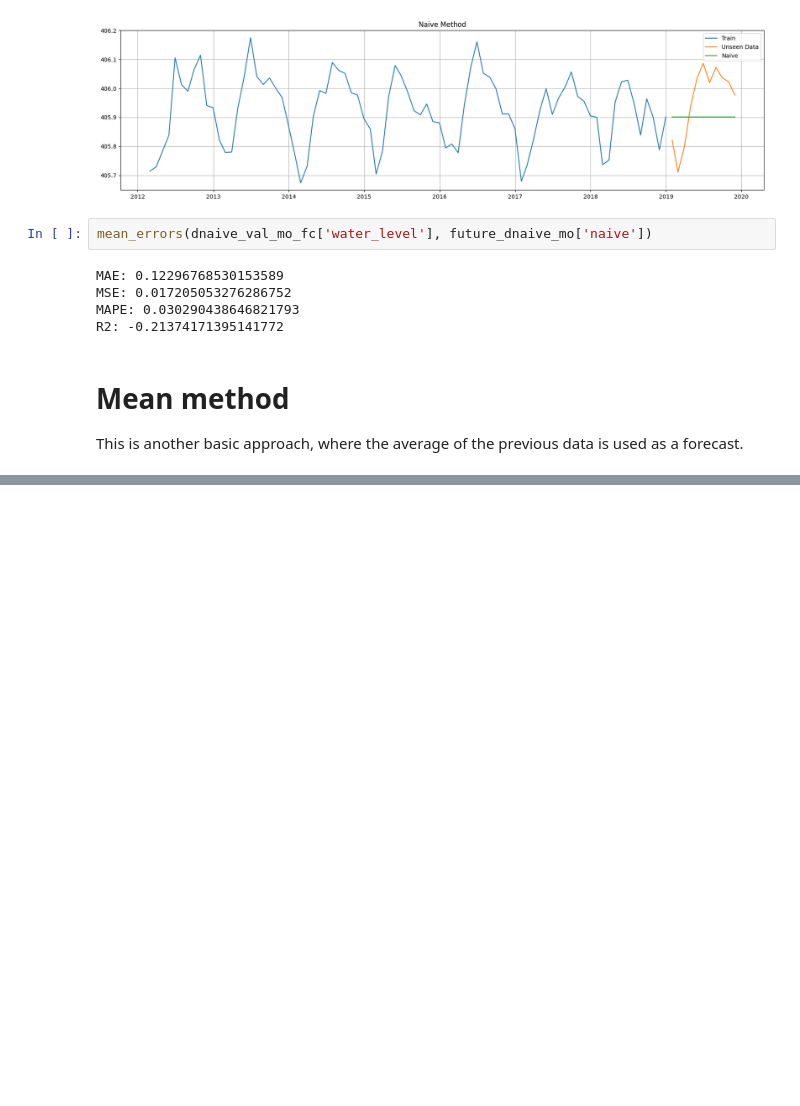
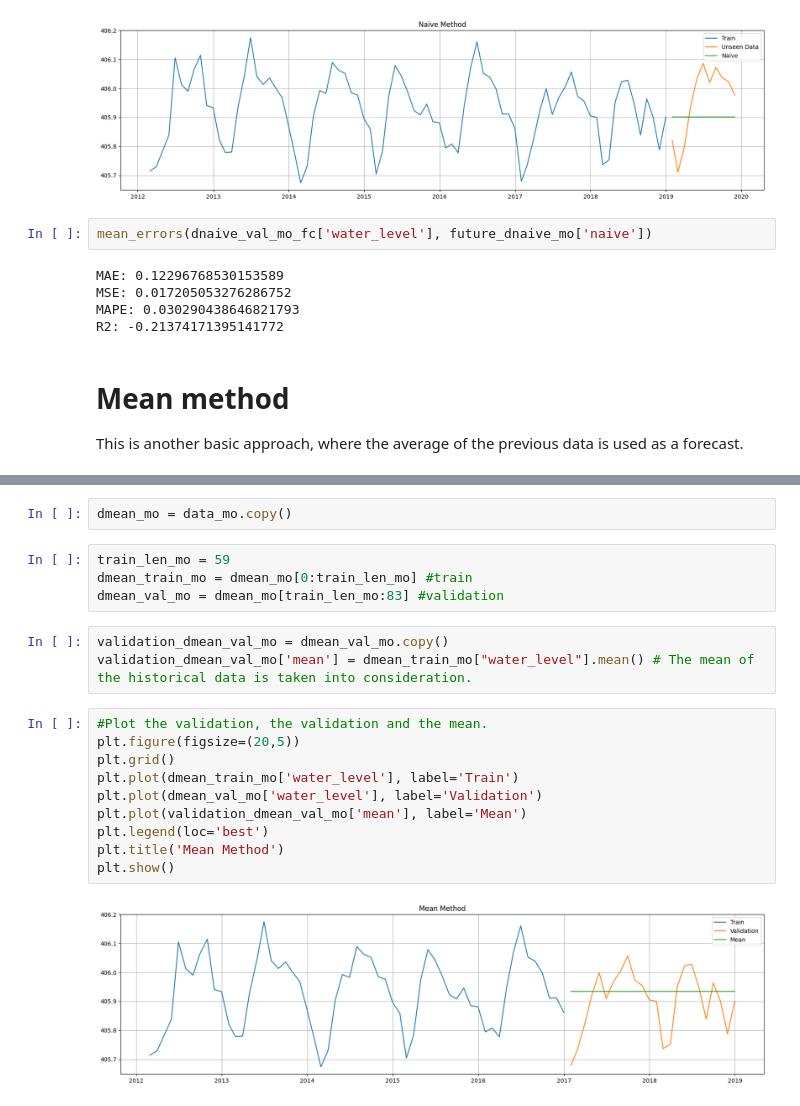
Before and after one commit to kaebry/DSF, a Jupyter notebook: Code/Naive.ipynb, the cells around one changed output, grey strips where cells are left out. Saved outputs shown, nothing was run; the diff lists cells and outputs as text; blank space fills up the shorter version.

```diff
--- a/Code/Naive.ipynb
+++ b/Code/Naive.ipynb
@@ -224 +277,22 @@ plt.show()
+# %%
+dmean_mo = data_mo.copy()
+# %%
+train_len_mo = 59
+dmean_train_mo = dmean_mo[0:train_len_mo] #train
+dmean_val_mo = dmean_mo[train_len_mo:83] #validation
+# %%
+validation_dmean_val_mo = dmean_val_mo.copy()
+validation_dmean_val_mo['mean'] = dmean_train_mo["water_level"].mean() # The mean of the historical data is taken into consideration.
+# %%
+#Plot the validation, the validation and the mean.
+plt.figure(figsize=(20,5))
+plt.grid()
+plt.plot(dmean_train_mo['water_level'], label='Train')
+plt.plot(dmean_val_mo['water_level'], label='Validation')
+plt.plot(validation_dmean_val_mo['mean'], label='Mean')
+plt.legend(loc='best')
+plt.title('Mean Method')
+plt.show()
+# %% [output]
+[figure, added]
 # %%
```
Also changed, not shown: parts of 25 cells of this notebook, 1 other file.
